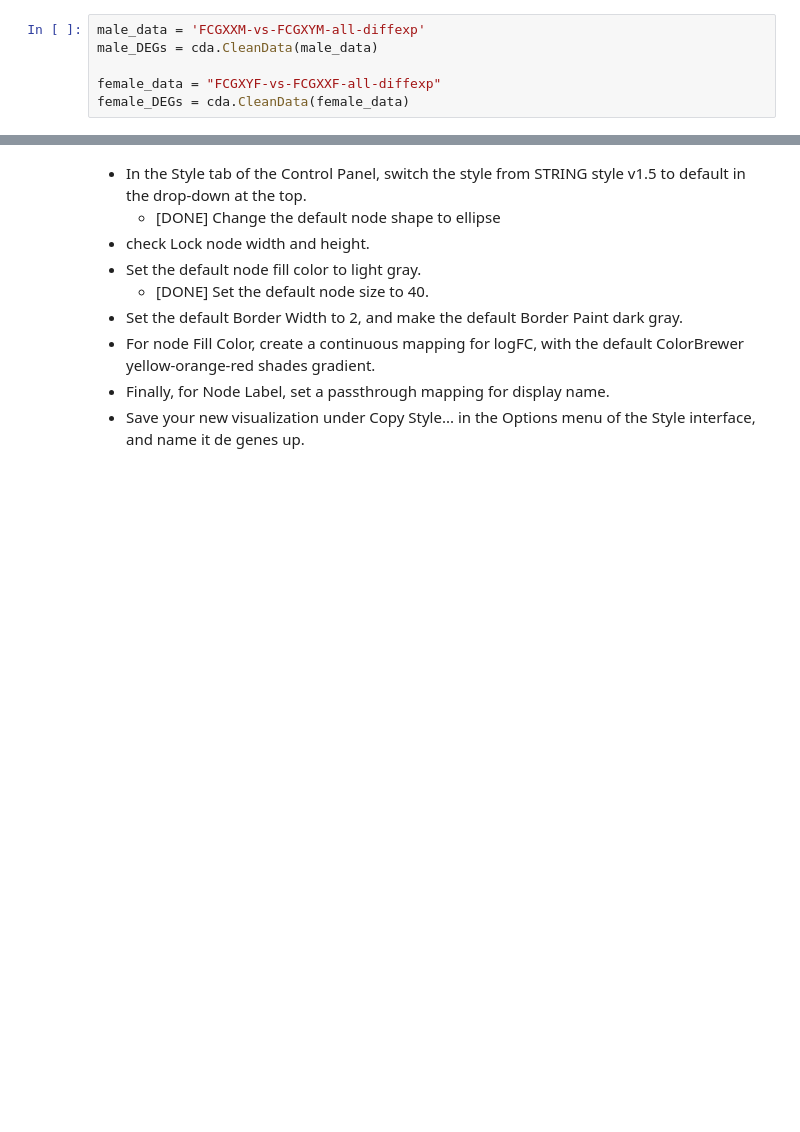
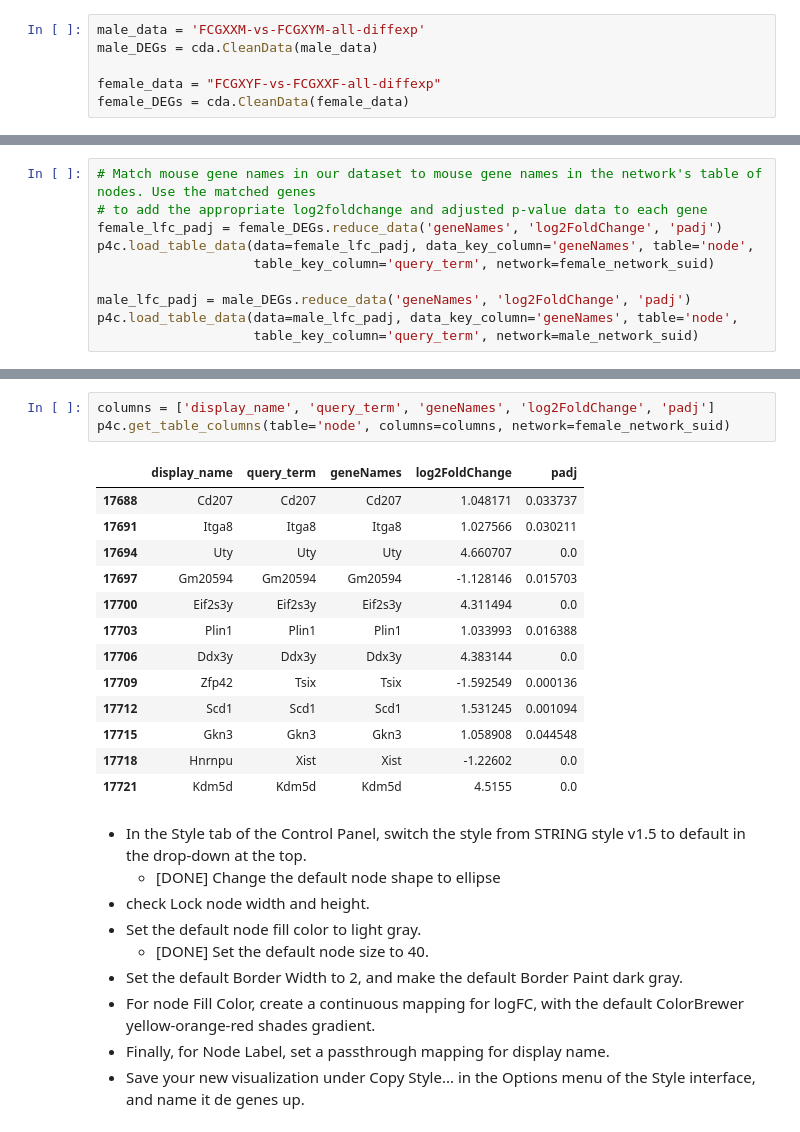
Before and after one commit to hverdonk/RNAseq-network-analysis, a Jupyter notebook: network-finder.ipynb, the cells around one changed output, grey strips where cells are left out. Cells and saved outputs as stored; diff of their text form; blank space fills up the shorter version.

```diff
--- a/network-finder.ipynb
+++ b/network-finder.ipynb
@@ -93,0 +74,10 @@ p4c.notebook_export_show_image(network=male_subnetwork_suid)
+# %%
+# Match mouse gene names in our dataset to mouse gene names in the network's table of nodes. Use the matched genes
+# to add the appropriate log2foldchange and adjusted p-value data to each gene
+female_lfc_padj = female_DEGs.reduce_data('geneNames', 'log2FoldChange', 'padj')
+p4c.load_table_data(data=female_lfc_padj, data_key_column='geneNames', table='node',
+                    table_key_column='query_term', network=female_network_suid)
+
+male_lfc_padj = male_DEGs.reduce_data('geneNames', 'log2FoldChange', 'padj')
+p4c.load_table_data(data=male_lfc_padj, data_key_column='geneNames', table='node',
+                    table_key_column='query_term', network=male_network_suid)
@@ -94,3 +91,20 @@ p4c.notebook_export_show_image(network=male_subnetwork_suid)
+# %%
+columns = ['display_name', 'query_term', 'geneNames', 'log2FoldChange', 'padj']
+p4c.get_table_columns(table='node', columns=columns, network=female_network_suid)
+# %% [output]
+|  | display_name | query_term | geneNames | log2FoldChange | padj |
+| 17688 | Cd207 | Cd207 | Cd207 | 1.048171 | 0.033737 |
+| 17691 | Itga8 | Itga8 | Itga8 | 1.027566 | 0.030211 |
+| 17694 | Uty | Uty | Uty | 4.660707 | 0.0 |
+| 17697 | Gm20594 | Gm20594 | Gm20594 | -1.128146 | 0.015703 |
+| 17700 | Eif2s3y | Eif2s3y | Eif2s3y | 4.311494 | 0.0 |
+| 17703 | Plin1 | Plin1 | Plin1 | 1.033993 | 0.016388 |
+| 17706 | Ddx3y | Ddx3y | Ddx3y | 4.383144 | 0.0 |
+| 17709 | Zfp42 | Tsix | Tsix | -1.592549 | 0.000136 |
+| 17712 | Scd1 | Scd1 | Scd1 | 1.531245 | 0.001094 |
+| 17715 | Gkn3 | Gkn3 | Gkn3 | 1.058908 | 0.044548 |
+| 17718 | Hnrnpu | Xist | Xist | -1.22602 | 0.0 |
+| 17721 | Kdm5d | Kdm5d | Kdm5d | 4.5155 | 0.0 |
 # %% [markdown]
 - In the Style tab of the Control Panel, switch the style from STRING style v1.5 to default in the drop-down at the top.
     - [DONE] Change the default node shape to ellipse
```
Also changed, not shown: parts of 19 cells of this notebook, 3 other files.
